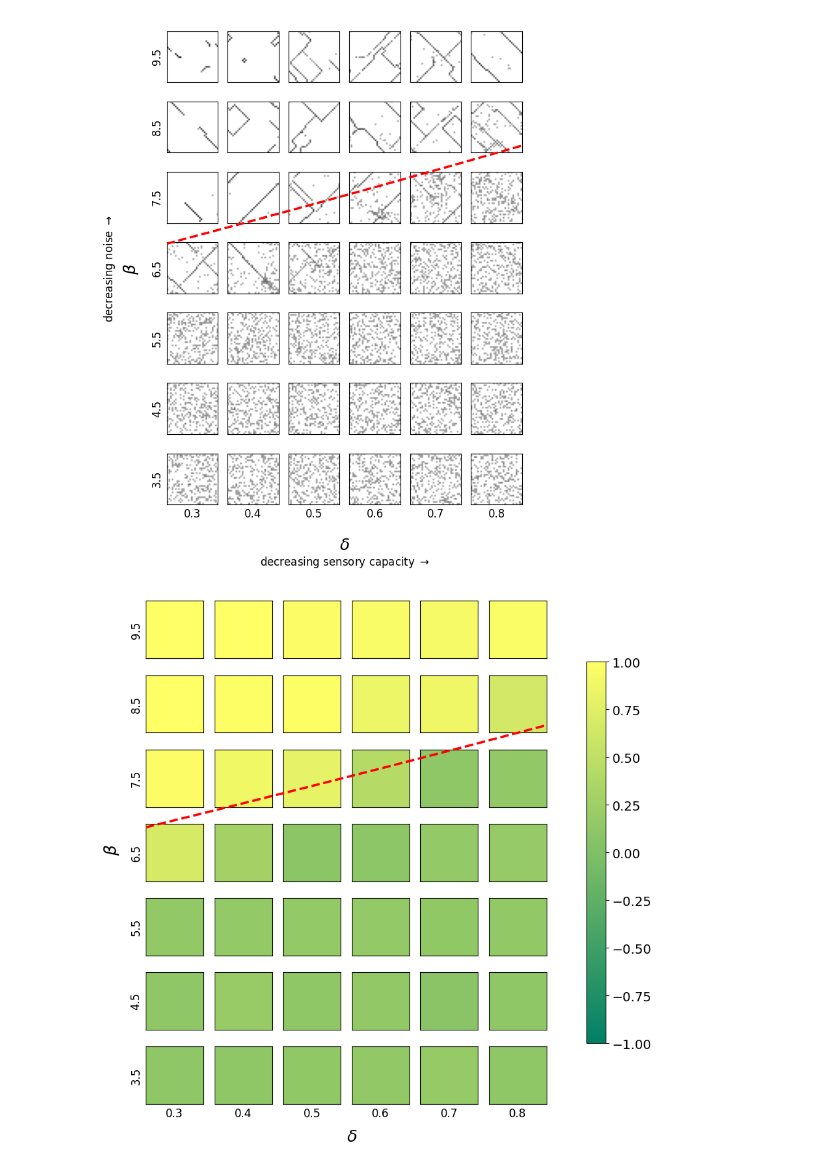
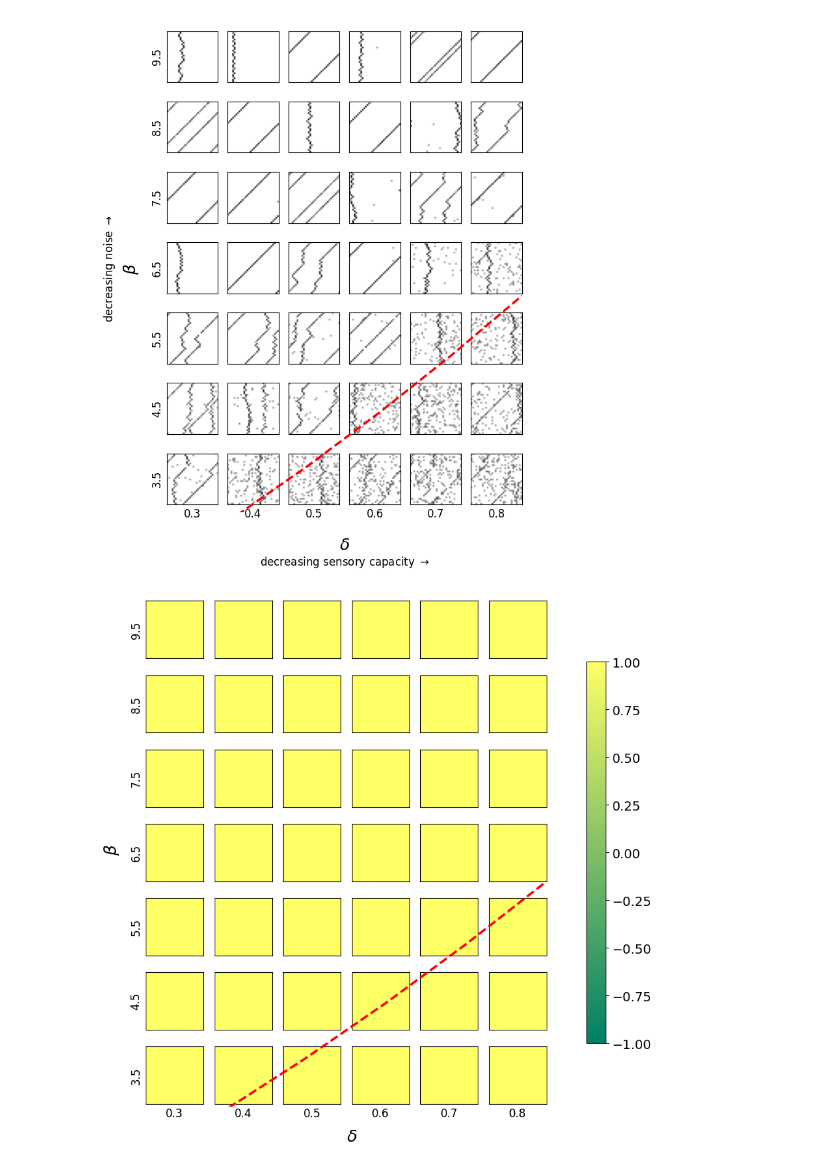
Before and after one commit to alessiopitteri/ants_swarm_functional_control, a Jupyter notebook: Plotting/plot_griplot.ipynb, the cells around one changed output. Drawn from its saved outputs; the diff is of its cells as text; code cells hidden in the pictures.

```diff
--- a/Plotting/plot_griplot.ipynb
+++ b/Plotting/plot_griplot.ipynb
@@ -9,9 +9,9 @@ delta_list = [0.3, 0.4, 0.5, 0.6, 0.7, 0.8]
 beta_list = [3.5, 4.5, 5.5, 6.5, 7.5, 8.5, 9.5]
 # %%
 # file = "../Environments/Ants_move/PPO/edge_spen/simulation_results_l0.npz"
-# file = "../Environments/Ants_move_rand/PPO/edge_spen/simulation_results_rand_l0.npz"
+file = "../Environments/Ants_move_rand/PPO/edge_spen/simulation_results_rand_l0.npz"
 # file = "../Environments/Ants_move/main_analysis/simulation_results_300_30.npz"
-file = "../Environments/Ants_move/main_analysis/simulation_results.npz"
+#file = "../Environments/Ants_move/main_analysis/simulation_results.npz"
 
 data = np.load(file)
 positions = data["positions"]
@@ -23,8 +23,17 @@ decay_rate = 0.015
 Lx = 32
 Ly = 32
 
+n2 = 30
+eta_2 = 1
+
 def beta_crit(d, s0):
     return 1 + 1/s0 + 2*d + d*s0 + d**2*s0
 
+def beta_crit_two_pop(d, eta, eta_2, decay_rate, Lx, N, N2):
+    s0 = (N*eta + N2*eta_2)/(decay_rate*Lx**2)
+    return 1 + 1/s0 + 2*d + d*s0 + d**2*s0
+
 s0 = (n*eta)/(decay_rate*Lx**2)
+# %%
+two_populations = True
 # %%
@@ -181,9 +204,10 @@ def comput_position_field(positions):
 
 position_field = comput_position_field(positions)
 # %%
-plot_density_field(position_field, beta_list, delta_list, cmap='binary', info=True)
+plot_density_field(position_field, beta_list, delta_list, two_populations,
+                   cmap='binary', info=True)
 # %% [output]
-[figure, old version]
+[figure, new version]
 # %%
 def order_parameter_p(pheromone):
     ns0 = np.mean(pheromone)
@@ -231,7 +255,7 @@ for i,beta in enumerate(beta_list):
         order_parameters_d[i,j] = order_parameter_d(pheromones[i,j], positions[i,j])
 # %%
 def plot_order_parameter(op, beta_list, delta_list,
-                         cmap='summer', op_name='pheromone'):
+                         cmap='summer'):
 
     fig = plt.figure(figsize=(8,8), constrained_layout=True)
     gs = GridSpec(len(beta_list), len(delta_list), figure=fig)
@@ -245,7 +269,7 @@ def plot_order_parameter(op, beta_list, delta_list,
         for j in range(len(delta_list)):
             ax[i, j] = fig.add_subplot(gs[i, j])
             img = ax[i, j].imshow(
-                np.ones((1, 1)) * op[len(beta_list)-i-1, j],
+                np.ones((1, 1)) * (op[len(beta_list)-i-1, j]) > 0.8,
                 cmap=cmap, norm=norm
             )
             ax[i, j].set_xticks([])
@@ -262,13 +286,20 @@ def plot_order_parameter(op, beta_list, delta_list,
                     fontsize=12
                 )
 
-    # Overlay curve
-    ax_curve = fig.add_subplot(gs[:, :], frameon=False)
-    ax_curve.plot(
-        delta_list,
-        [beta_crit(d, s0) for d in delta_list],
-        color='red', linestyle='--', linewidth=2.5
-    )
+    # Asse globale
+    ax_curve = fig.add_subplot(gs[:,:], frameon=False)
+    if not two_populations:
+        ax_curve.plot(
+            delta_list,
+            [beta_crit(d, s0) for d in delta_list],
+            color='red', linestyle='--', linewidth=2.5
+        )
+    else:
+        ax_curve.plot(
+            delta_list,
+            [beta_crit_two_pop(d, eta, eta_2, decay_rate, Lx, n, n2) for d in delta_list],
+            color='red', linestyle='--', linewidth=2.5
+        )
     ax_curve.set_xlim(min(delta_list), max(delta_list))
     ax_curve.set_ylim(min(beta_list), max(beta_list))
     ax_curve.set_xticks([])
@@ -289,7 +320,7 @@ def plot_order_parameter(op, beta_list, delta_list,
 
     plt.show()
 # %%
-plot_order_parameter(order_parameters_p, beta_list, delta_list, cmap='summer', op_name='Pheromone')
+plot_order_parameter(order_parameters_p, beta_list, delta_list, cmap='summer')
 # %% [output]
-[figure, old version]
+[figure, new version]
 # %%
```
Also changed, not shown: parts of 4 cells of this notebook, 14 other files.
